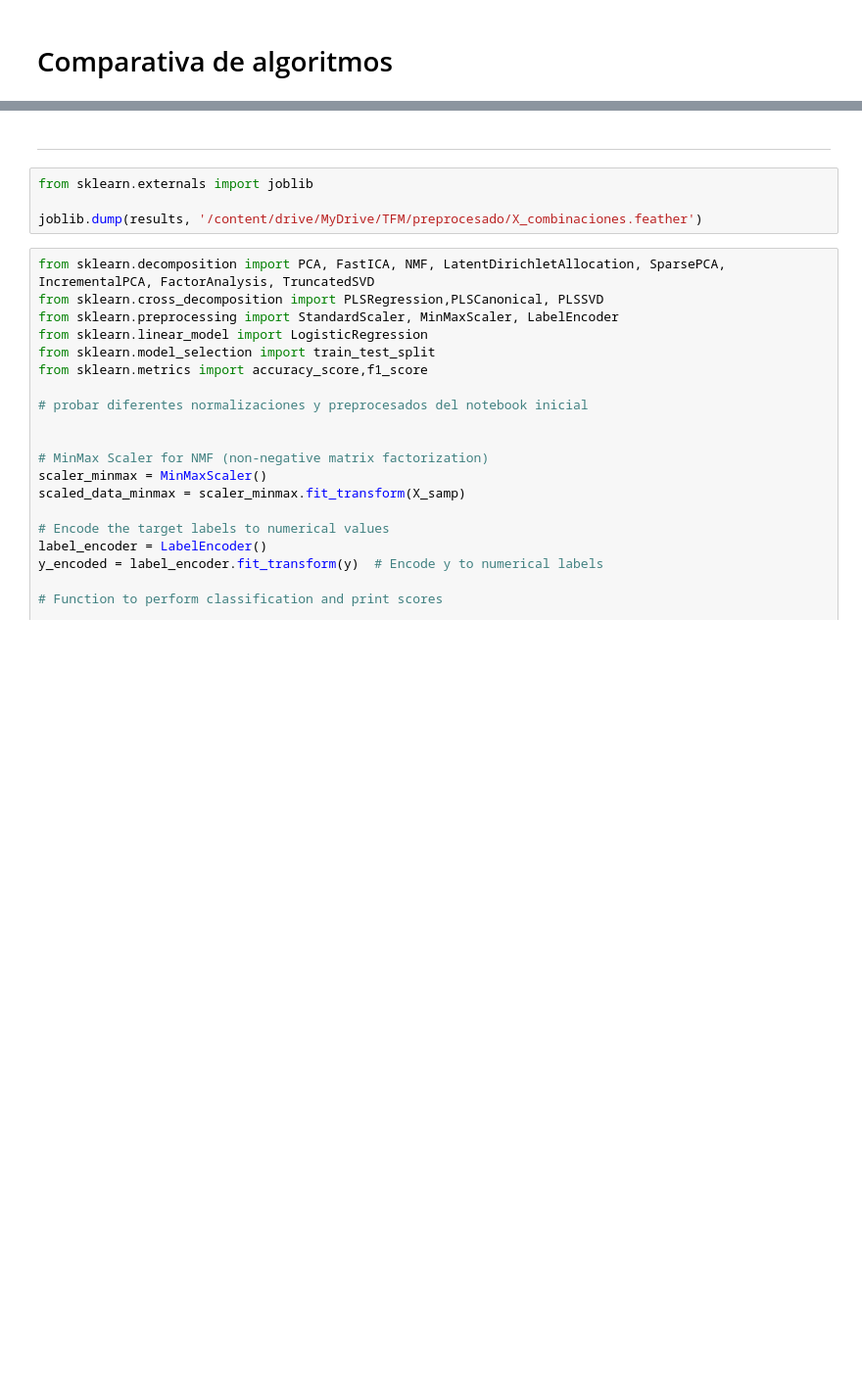
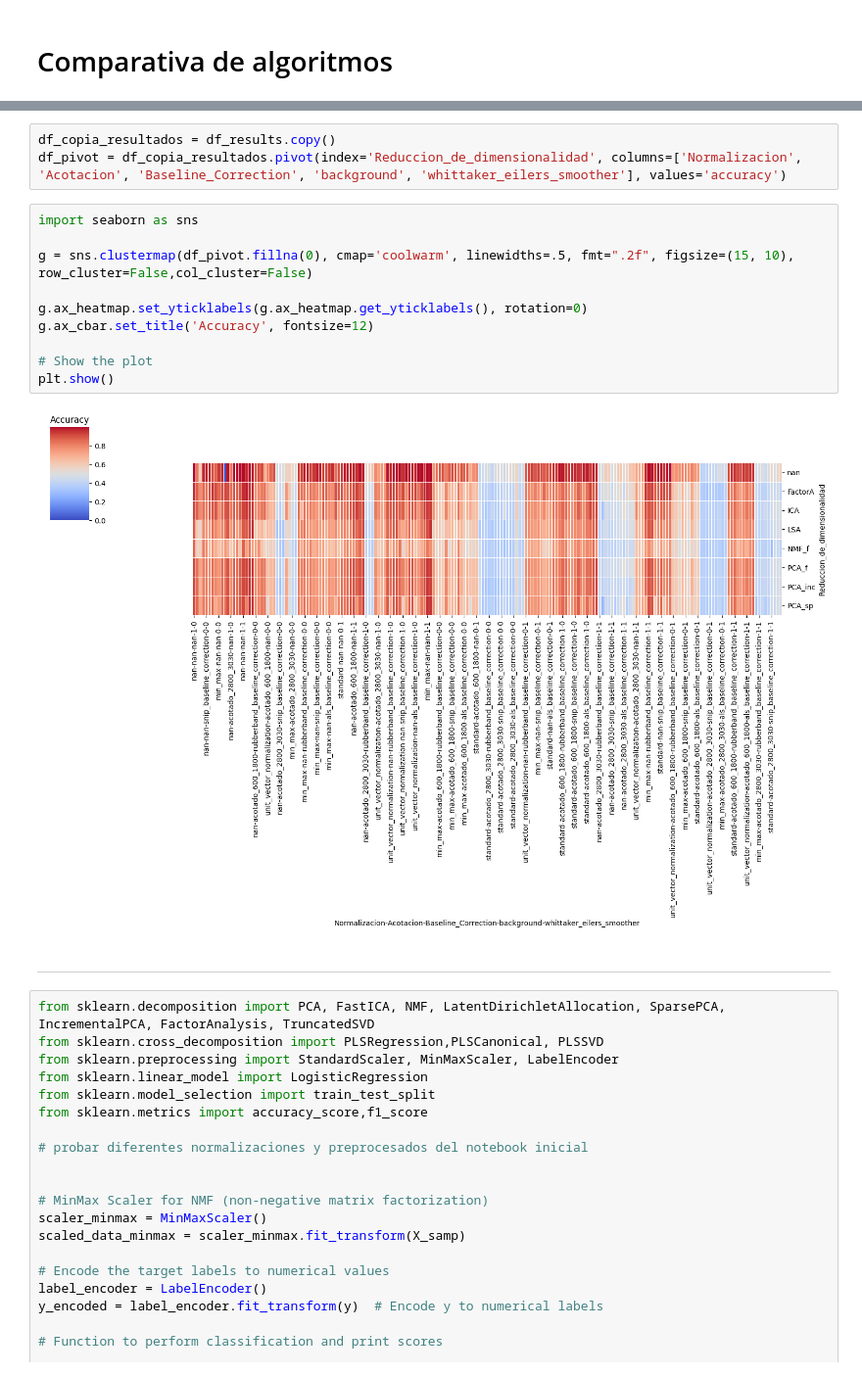
Before and after one commit to dcalonge/TFM, a Jupyter notebook: tfm.ipynb, the cells around one changed output, grey strips where cells are left out. Shown at 98% size. Drawn from its saved outputs; the diff is of its cells as text; blank space fills up the shorter version.

```diff
--- a/tfm.ipynb
+++ b/tfm.ipynb
@@ -774,9 +746,20 @@ df_results
+# %%
+df_copia_resultados = df_results.copy()
+df_pivot = df_copia_resultados.pivot(index='Reduccion_de_dimensionalidad', columns=['Normalizacion', 'Acotacion', 'Baseline_Correction', 'background', 'whittaker_eilers_smoother'], values='accuracy')
+# %%
+import seaborn as sns
+
+g = sns.clustermap(df_pivot.fillna(0), cmap='coolwarm', linewidths=.5, fmt=".2f", figsize=(15, 10), row_cluster=False,col_cluster=False)
+
+g.ax_heatmap.set_yticklabels(g.ax_heatmap.get_yticklabels(), rotation=0)
+g.ax_cbar.set_title('Accuracy', fontsize=12)
+
+# Show the plot
+plt.show()
+# %% [output]
+[figure, added]
 # %% [markdown]
 ------------------------------------
-# %%
-from sklearn.externals import joblib
-
-joblib.dump(results, '/content/drive/MyDrive/TFM/preprocesado/X_combinaciones.feather')
 # %%
 from sklearn.decomposition import PCA, FastICA, NMF, LatentDirichletAllocation, SparsePCA, IncrementalPCA, FactorAnalysis, TruncatedSVD
 from sklearn.cross_decomposition import PLSRegression,PLSCanonical, PLSSVD
```
Also changed, not shown: parts of 28 cells of this notebook.
